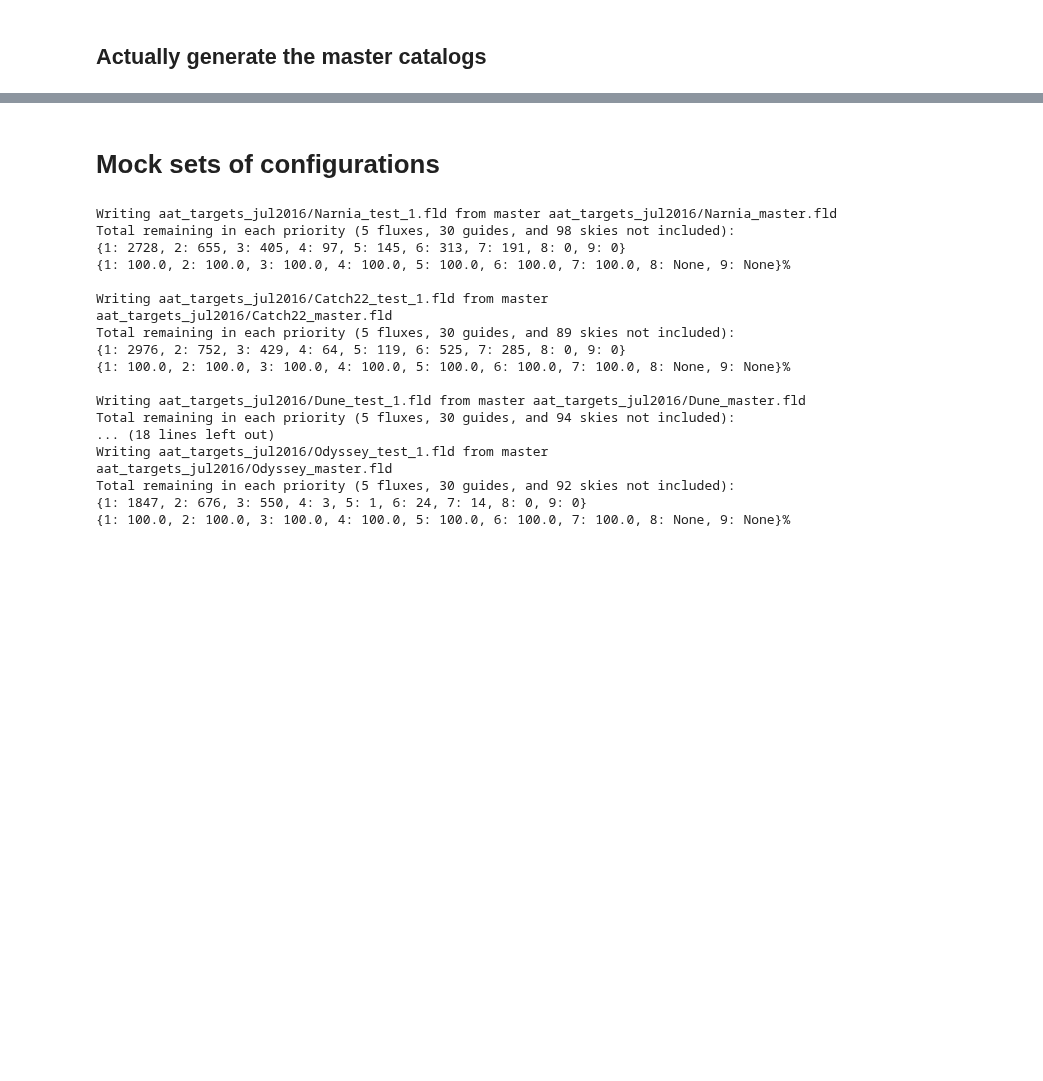
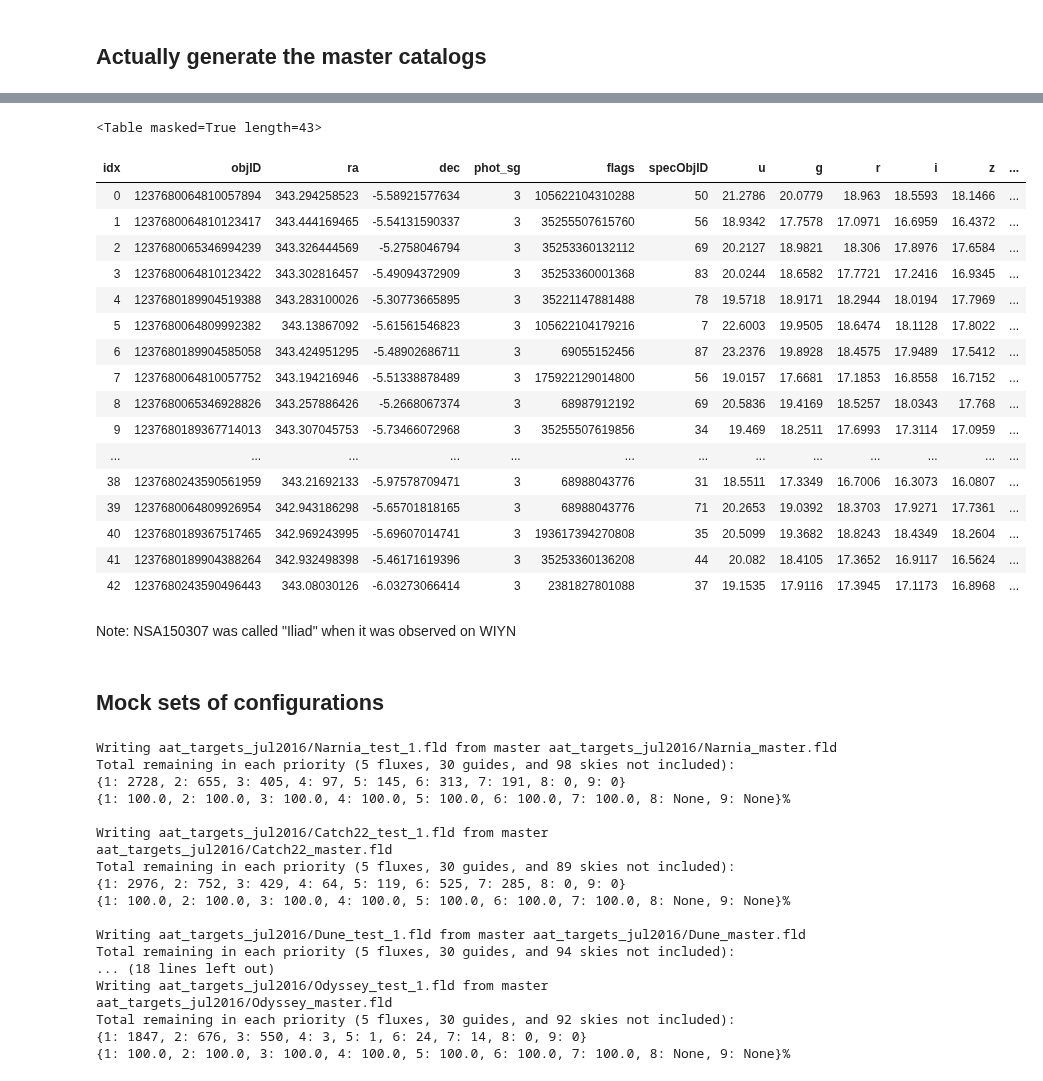
Before and after one commit to sagasurvey/erik, a Jupyter notebook: ipython_notebooks/2016Jul-AAT.ipynb, the cells around one changed output, grey strips where cells are left out. Cells and saved outputs as stored; diff of their text form; code cells hidden in the pictures; blank space fills up the shorter version.

```diff
--- a/ipython_notebooks/2016Jul-AAT.ipynb
+++ b/ipython_notebooks/2016Jul-AAT.ipynb
@@ -512,4 +755,27 @@ for h in hosts_to_target:
+# %%
+sagaobsed[sagaobsed['HOST_NSAID']==150307].show_in_notebook()
+# %% [output]
+<Table masked=True length=43>
+| idx | objID | ra | dec | phot_sg | flags | specObjID | u | g | r | i | z | ... |
+| 0 | 1237680064810057894 | 343.294258523 | -5.58921577634 | 3 | 105622104310288 | 50 | 21.2786 | 20.0779 | 18.963 | 18.5593 | 18.1466 | ... |
+| 1 | 1237680064810123417 | 343.444169465 | -5.54131590337 | 3 | 35255507615760 | 56 | 18.9342 | 17.7578 | 17.0971 | 16.6959 | 16.4372 | ... |
+| 2 | 1237680065346994239 | 343.326444569 | -5.2758046794 | 3 | 35253360132112 | 69 | 20.2127 | 18.9821 | 18.306 | 17.8976 | 17.6584 | ... |
+| 3 | 1237680064810123422 | 343.302816457 | -5.49094372909 | 3 | 35253360001368 | 83 | 20.0244 | 18.6582 | 17.7721 | 17.2416 | 16.9345 | ... |
+| 4 | 1237680189904519388 | 343.283100026 | -5.30773665895 | 3 | 35221147881488 | 78 | 19.5718 | 18.9171 | 18.2944 | 18.0194 | 17.7969 | ... |
+| 5 | 1237680064809992382 | 343.13867092 | -5.61561546823 | 3 | 105622104179216 | 7 | 22.6003 | 19.9505 | 18.6474 | 18.1128 | 17.8022 | ... |
+| 6 | 1237680189904585058 | 343.424951295 | -5.48902686711 | 3 | 69055152456 | 87 | 23.2376 | 19.8928 | 18.4575 | 17.9489 | 17.5412 | ... |
+| 7 | 1237680064810057752 | 343.194216946 | -5.51338878489 | 3 | 175922129014800 | 56 | 19.0157 | 17.6681 | 17.1853 | 16.8558 | 16.7152 | ... |
+| 8 | 1237680065346928826 | 343.257886426 | -5.2668067374 | 3 | 68987912192 | 69 | 20.5836 | 19.4169 | 18.5257 | 18.0343 | 17.768 | ... |
+| 9 | 1237680189367714013 | 343.307045753 | -5.73466072968 | 3 | 35255507619856 | 34 | 19.469 | 18.2511 | 17.6993 | 17.3114 | 17.0959 | ... |
+| ... | ... | ... | ... | ... | ... | ... | ... | ... | ... | ... | ... | ... |
+| 38 | 1237680243590561959 | 343.21692133 | -5.97578709471 | 3 | 68988043776 | 31 | 18.5511 | 17.3349 | 16.7006 | 16.3073 | 16.0807 | ... |
+| 39 | 1237680064809926954 | 342.943186298 | -5.65701818165 | 3 | 68988043776 | 71 | 20.2653 | 19.0392 | 18.3703 | 17.9271 | 17.7361 | ... |
+| 40 | 1237680189367517465 | 342.969243995 | -5.69607014741 | 3 | 193617394270808 | 35 | 20.5099 | 19.3682 | 18.8243 | 18.4349 | 18.2604 | ... |
+| 41 | 1237680189904388264 | 342.932498398 | -5.46171619396 | 3 | 35253360136208 | 44 | 20.082 | 18.4105 | 17.3652 | 16.9117 | 16.5624 | ... |
+| 42 | 1237680243590496443 | 343.08030126 | -6.03273066414 | 3 | 2381827801088 | 37 | 19.1535 | 17.9116 | 17.3945 | 17.1173 | 16.8968 | ... |
+# %% [markdown]
+Note: NSA150307 was called "Iliad" when it was observed on WIYN
 # %% [markdown]
-# Mock sets of configurations
+## Mock sets of configurations
 # %%
 for h in hosts_to_target:
```
Also changed, not shown: parts of 100 cells of this notebook, 1 other file.
